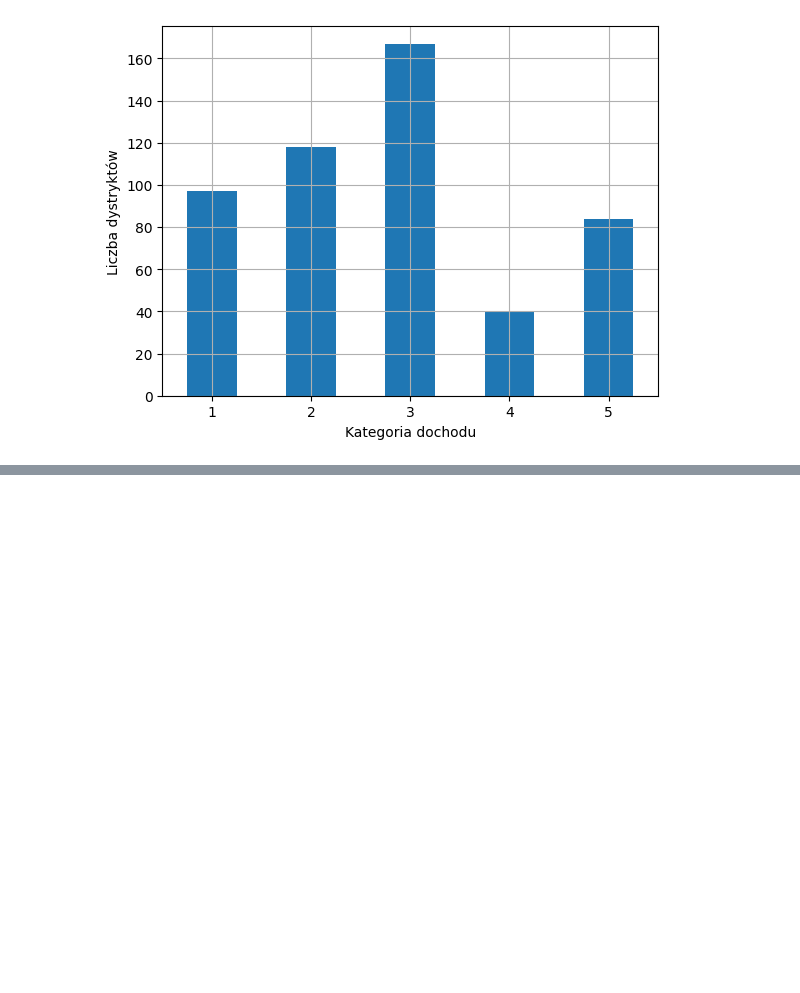
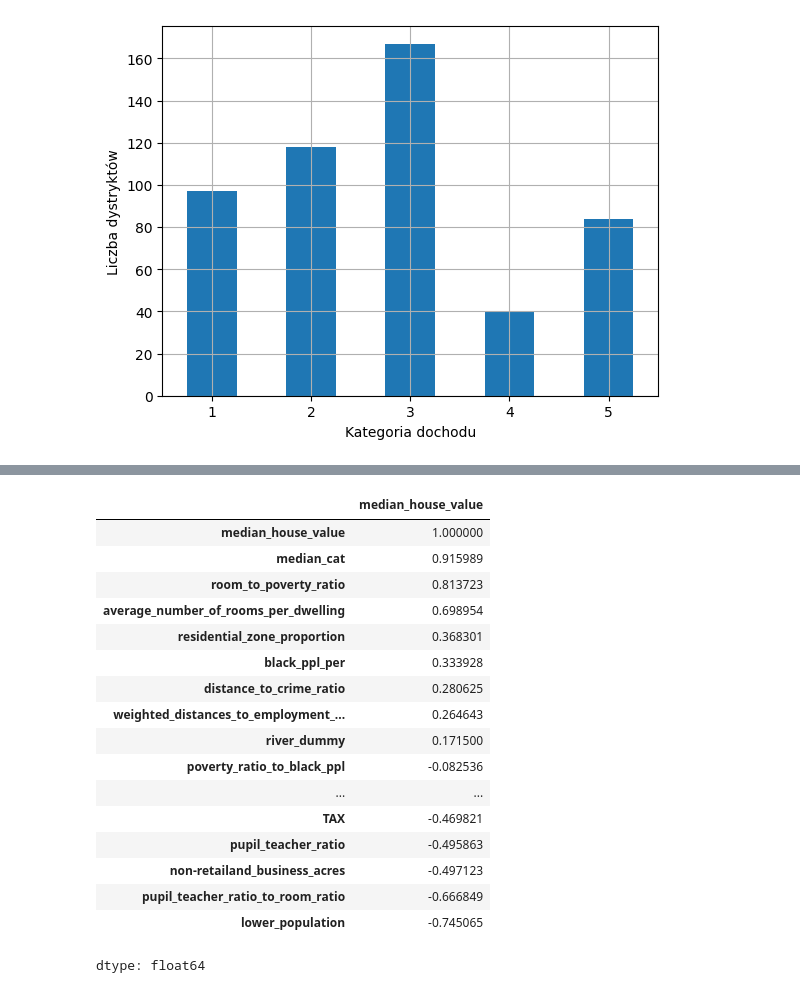
Before and after one commit to maciekpojedynski/housing-boston-prediction, a Jupyter notebook: housing_boston_prediction.ipynb, the cells around one changed output, grey strips where cells are left out. Drawn from its saved outputs; the diff is of its cells as text; code cells hidden in the pictures; blank space fills up the shorter version.

```diff
--- a/housing_boston_prediction.ipynb
+++ b/housing_boston_prediction.ipynb
@@ -186,0 +199,27 @@ housing.drop('median_house_value', axis = 1, inplace=True)
+# %%
+#feature scaling
+housing['room_to_poverty_ratio'] = housing['average_number_of_rooms_per_dwelling'] / housing['lower_population']
+housing['distance_to_crime_ratio'] = housing['weighted_distances_to_employment_centers'] / housing['crime_rate']
+housing['pupil_teacher_ratio_to_room_ratio'] = housing['pupil_teacher_ratio'] / housing['average_number_of_rooms_per_dwelling']
+# %%
+corr_matrix = housing.corr()
+corr_matrix['median_house_value'].sort_values(ascending = False)
+# %% [output]
+|  | median_house_value |
+| median_house_value | 1.000000 |
+| median_cat | 0.915989 |
+| room_to_poverty_ratio | 0.813723 |
+| average_number_of_rooms_per_dwelling | 0.698954 |
+| residential_zone_proportion | 0.368301 |
+| black_ppl_per | 0.333928 |
+| distance_to_crime_ratio | 0.280625 |
+| weighted_distances_to_employment_... | 0.264643 |
+| river_dummy | 0.171500 |
+| poverty_ratio_to_black_ppl | -0.082536 |
+| ... | ... |
+| TAX | -0.469821 |
+| pupil_teacher_ratio | -0.495863 |
+| non-retailand_business_acres | -0.497123 |
+| pupil_teacher_ratio_to_room_ratio | -0.666849 |
+| lower_population | -0.745065 |
+dtype: float64
```
Also changed, not shown: parts of 5 cells of this notebook.
